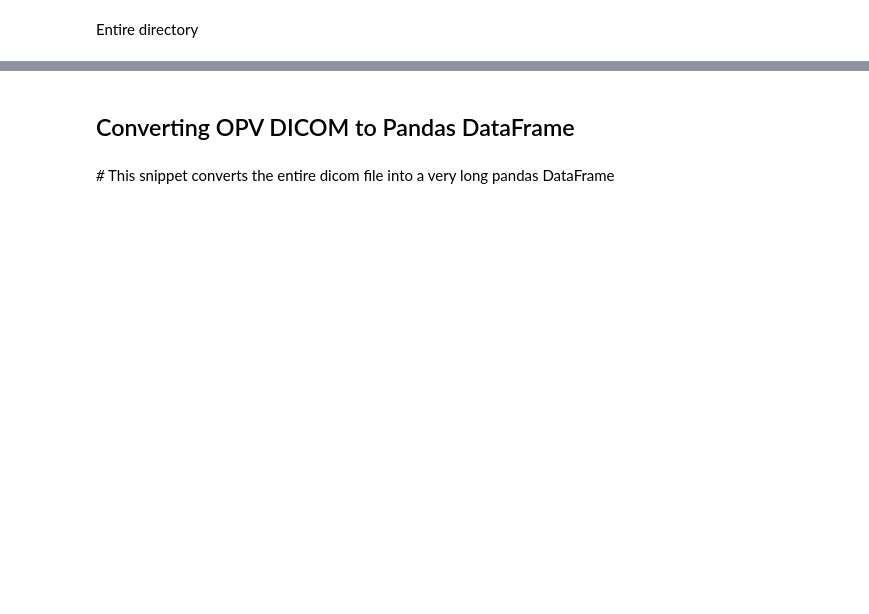
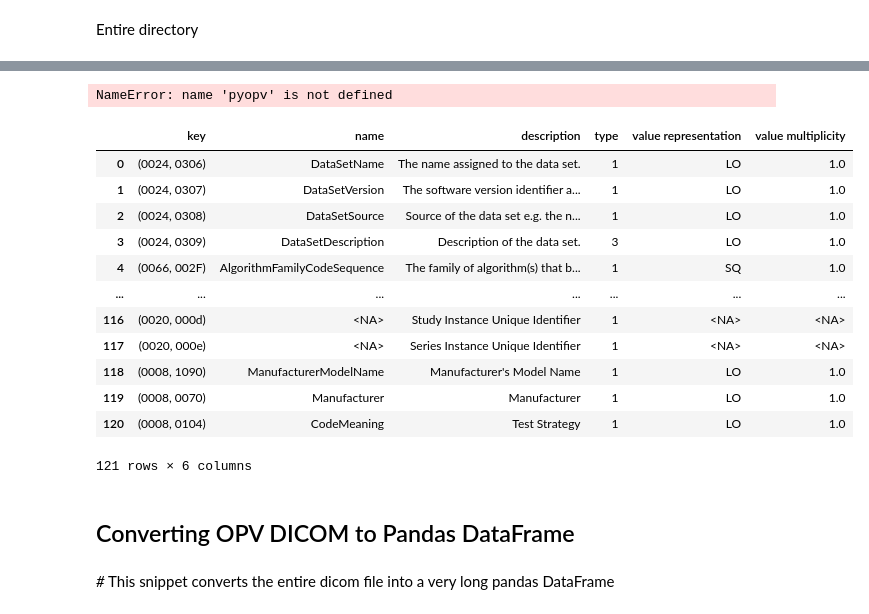
Before and after one commit to Shallaj/py-opv, a Jupyter notebook: examples/workspace.ipynb, the cells around one changed output, grey strips where cells are left out. Cells and saved outputs as stored; diff of their text form; code cells hidden in the pictures; blank space fills up the shorter version.

```diff
--- a/examples/workspace.ipynb
+++ b/examples/workspace.ipynb
@@ -28,7 +155,40 @@ Entire directory
 # %%
-m_opvdicoms = pyopv.read_dicom_directory('sample_files', file_extension='dcm')
+m_opvdicoms = pyopv.read_dicom_directory('/Users/shallaj/Library/CloudStorage/OneDrive-UniversityofCalifornia,SanDiegoHealth/VF Data Standards/opv_dicom_omop/examples/sample_files', file_extension='dcm')
 missingtags_df = m_opvdicoms.check_missing_tags()
 missingtags_df.head(5)
+# %% [output]
+NameError: name 'pyopv' is not defined
+# %%
+from pyopv.opvdicom.dcm_defs import get_nema_opv_dicom
+import pandas as pd
+
+
+# Get the dictionary
+opv_dcm_dict = get_nema_opv_dicom()
+
+a = opv_dcm_dict.keys()
+
+# find common keys in a and b
+common_keys = set(a).intersection(b)
+
+# find keys in a but not in b
+keys_in_a_not_b = set(a).difference(b)
+
+type(a)
+# %% [output]
+|  | key | name | description | type | value representation | value multiplicity |
+| 0 | (0024, 0306) | DataSetName | The name assigned to the data set. | 1 | LO | 1.0 |
+| 1 | (0024, 0307) | DataSetVersion | The software version identifier a... | 1 | LO | 1.0 |
+| 2 | (0024, 0308) | DataSetSource | Source of the data set e.g. the n... | 1 | LO | 1.0 |
+| 3 | (0024, 0309) | DataSetDescription | Description of the data set. | 3 | LO | 1.0 |
+| 4 | (0066, 002F) | AlgorithmFamilyCodeSequence | The family of algorithm(s) that b... | 1 | SQ | 1.0 |
+| ... | ... | ... | ... | ... | ... | ... |
+| 116 | (0020, 000d) | <NA> | Study Instance Unique Identifier | 1 | <NA> | <NA> |
+| 117 | (0020, 000e) | <NA> | Series Instance Unique Identifier | 1 | <NA> | <NA> |
+| 118 | (0008, 1090) | ManufacturerModelName | Manufacturer's Model Name | 1 | LO | 1.0 |
+| 119 | (0008, 0070) | Manufacturer | Manufacturer | 1 | LO | 1.0 |
+| 120 | (0008, 0104) | CodeMeaning | Test Strategy | 1 | LO | 1.0 |
+121 rows × 6 columns
 # %% [markdown]
 ## Converting OPV DICOM to Pandas DataFrame
 # %% [markdown]
```
Also changed, not shown: parts of 12 cells of this notebook, 27 other files.
